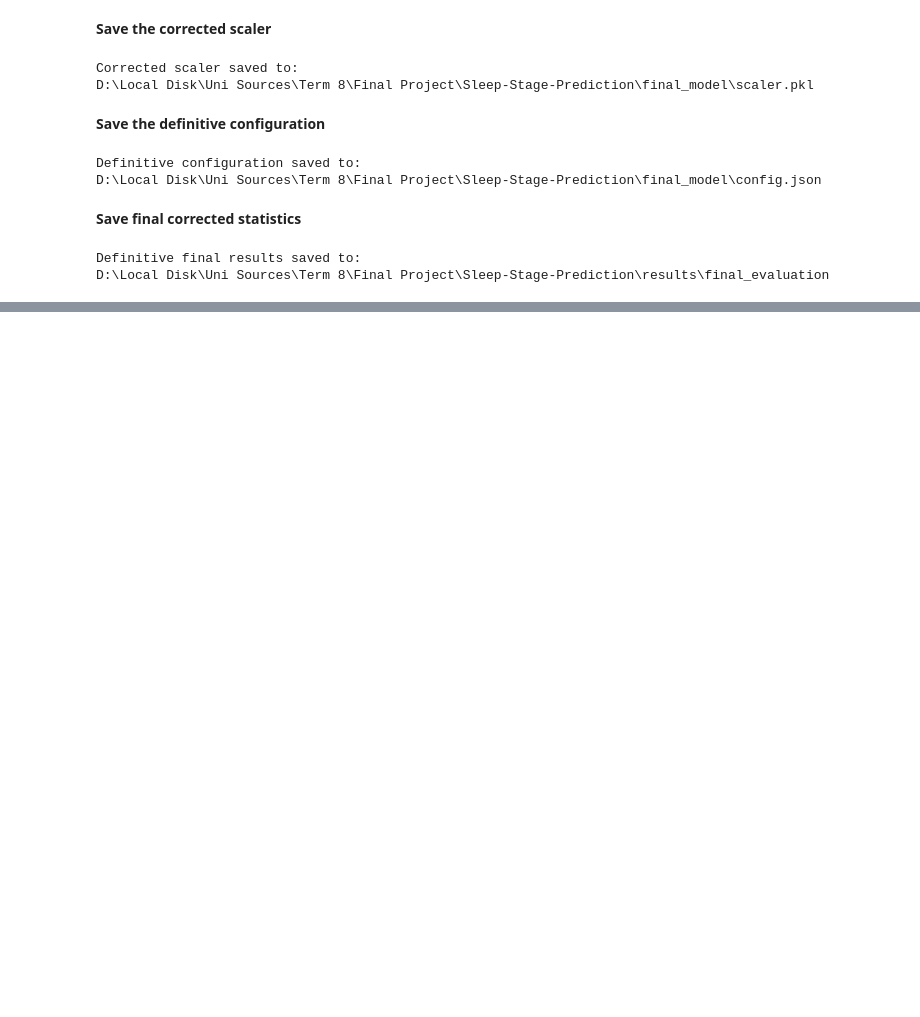
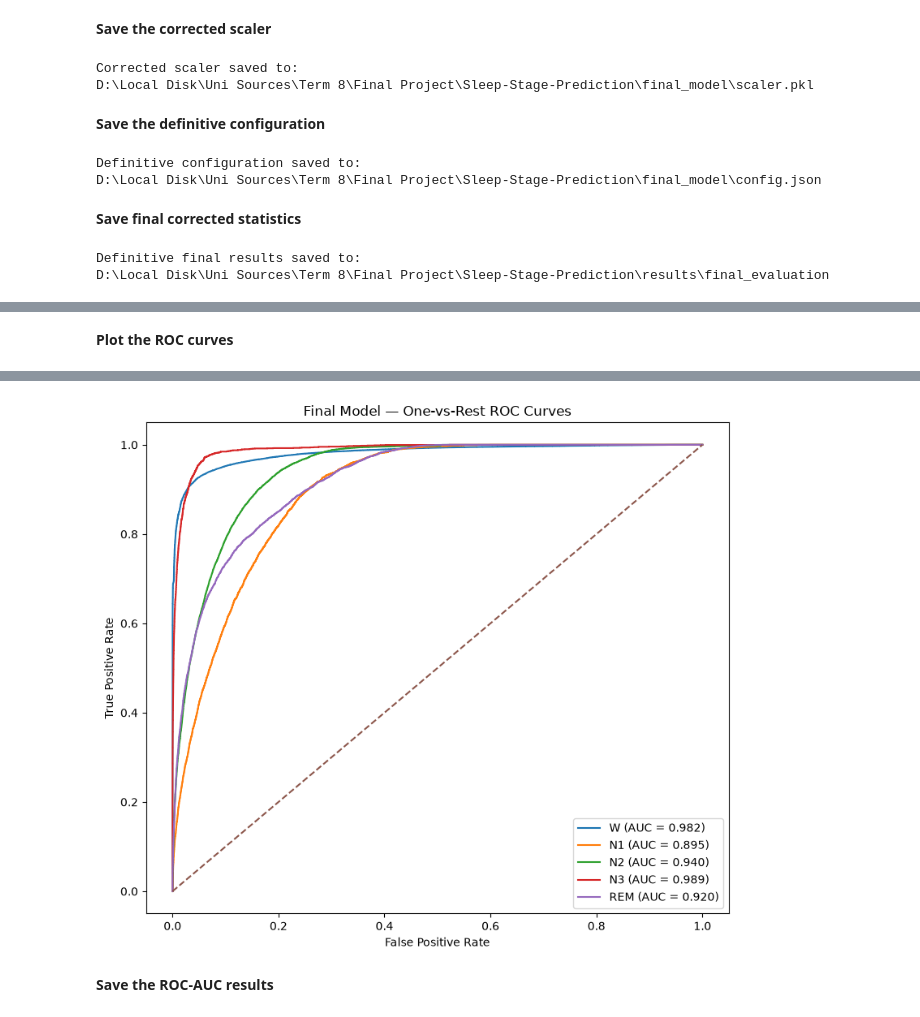
Before and after one commit to ThePral/Sleep-Stage-Prediction, a Jupyter notebook: notebooks/06_participant_split_model.ipynb, the cells around one changed output, grey strips where cells are left out. Cells and saved outputs as stored; diff of their text form; code cells hidden in the pictures; blank space fills up the shorter version.

```diff
--- a/notebooks/06_participant_split_model.ipynb
+++ b/notebooks/06_participant_split_model.ipynb
@@ -3797,0 +4067,74 @@ D:\Local Disk\Uni Sources\Term 8\Final Project\Sleep-Stage-Prediction\results\fi
+# %% [markdown]
+**Plot the ROC curves**
+# %%
+from sklearn.metrics import roc_curve
+import matplotlib.pyplot as plt
+
+canonical_model = corrected_model_42
+
+canonical_probabilities = (
+    canonical_model.predict(
+        X_test_best,
+        batch_size=FINAL_BATCH_SIZE,
+        verbose=1,
+    )
+)
+
+fpr = {}
+tpr = {}
+roc_auc = {}
+
+for i, class_name in enumerate(
+    CLASS_NAMES
+):
+
+    fpr[i], tpr[i], _ = roc_curve(
+        y_test_one_hot[:, i],
+        canonical_probabilities[:, i],
+    )
+
+    roc_auc[i] = roc_auc_score(
+        y_test_one_hot[:, i],
+        canonical_probabilities[:, i],
+    )
+
+fig, ax = plt.subplots(
+    figsize=(8, 7)
+)
+
+for i, class_name in enumerate(
+    CLASS_NAMES
+):
+
+    ax.plot(
+        fpr[i],
+        tpr[i],
+        label=(
+            f"{class_name} "
+            f"(AUC = {roc_auc[i]:.3f})"
+        ),
+    )
+
+ax.plot(
+    [0, 1],
+    [0, 1],
+    linestyle="--",
+)
+
+ax.set_xlabel(
+    "False Positive Rate"
+)
+
+ax.set_ylabel(
+    "True Positive Rate"
+)
+
+ax.set_title(
+    "Final Model — One-vs-Rest ROC Curves"
+)
+
+ax.legend()
+
+plt.tight_layout()
+plt.show()
+# %% [output]
@@ -3797,0 +4142,3 @@ D:\Local Disk\Uni Sources\Term 8\Final Project\Sleep-Stage-Prediction\results\fi
+[figure, added]
+# %% [markdown]
+**Save the ROC-AUC results**
```
Also changed, not shown: parts of 32 cells of this notebook, 14 other files.
